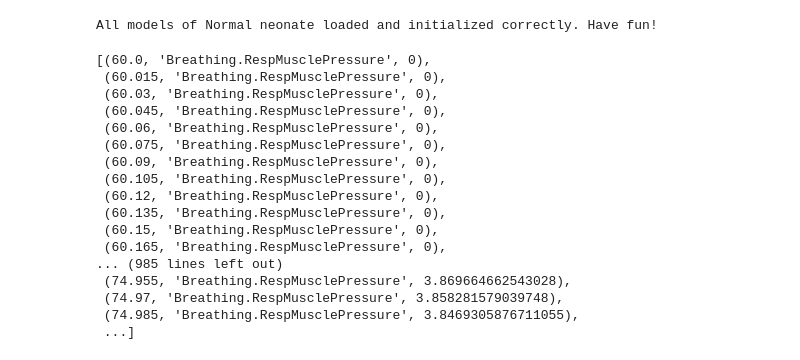
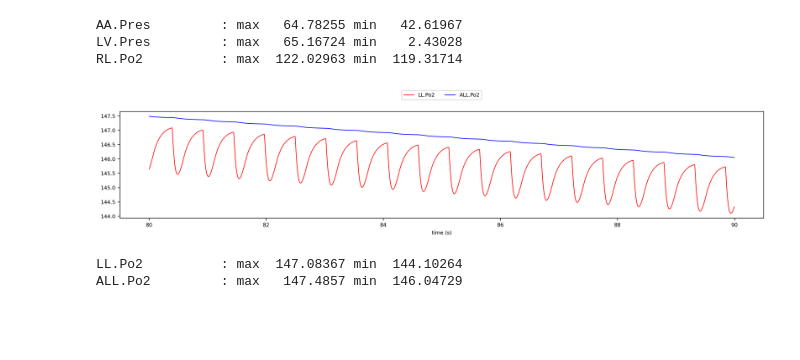
Before and after one commit to Dobutamine/explain-modeling, a Jupyter notebook: explain.ipynb, the cells around one changed output. Drawn from its saved outputs; the diff is of its cells as text; code cells hidden in the pictures; blank space fills up the shorter version.

Commit message:
added interface

```diff
--- a/explain.ipynb
+++ b/explain.ipynb
@@ -3,4 +6,0 @@ from explain_core.ModelEngine import ModelEngine
-# %%
-neo = ModelEngine("normal_neonate.json")
-# %% [output]
-All models of Normal neonate loaded and initialized correctly. Have fun!
@@ -9,22 +7,12 @@ neo.Calculate(60)
-# %%
-neo.DataCollector.add_to_watch_list("Breathing","RespMusclePressure")
-# %%
-neo.DataCollector.get_model_data()
-# %% [output]
-[(60.0, 'Breathing.RespMusclePressure', 0),
- (60.015, 'Breathing.RespMusclePressure', 0),
- (60.03, 'Breathing.RespMusclePressure', 0),
- (60.045, 'Breathing.RespMusclePressure', 0),
- (60.06, 'Breathing.RespMusclePressure', 0),
- (60.075, 'Breathing.RespMusclePressure', 0),
- (60.09, 'Breathing.RespMusclePressure', 0),
- (60.105, 'Breathing.RespMusclePressure', 0),
- (60.12, 'Breathing.RespMusclePressure', 0),
- (60.135, 'Breathing.RespMusclePressure', 0),
- (60.15, 'Breathing.RespMusclePressure', 0),
- (60.165, 'Breathing.RespMusclePressure', 0),
-... (985 lines left out)
- (74.955, 'Breathing.RespMusclePressure', 3.869664662543028),
- (74.97, 'Breathing.RespMusclePressure', 3.858281579039748),
- (74.985, 'Breathing.RespMusclePressure', 3.8469305876711055),
- ...]
+# %%
+neo.Interface.analyze(["AA.Pres", "LV.Pres", "RL.Po2"],time_to_calculate=10)
+# %% [output]
+AA.Pres         : max   64.78255 min   42.61967
+LV.Pres         : max   65.16724 min    2.43028
+RL.Po2          : max  122.02963 min  119.31714
+# %%
+neo.Interface.plot_time_graph(["LL.Po2","ALL.Po2"], fill=False, time_to_calculate=20)
+# %% [output]
+[figure, added]
+LL.Po2          : max  147.08367 min  144.10264
+ALL.Po2         : max   147.4857 min  146.04729
```
Also changed, not shown: parts of 2 cells of this notebook, 4 other files.
